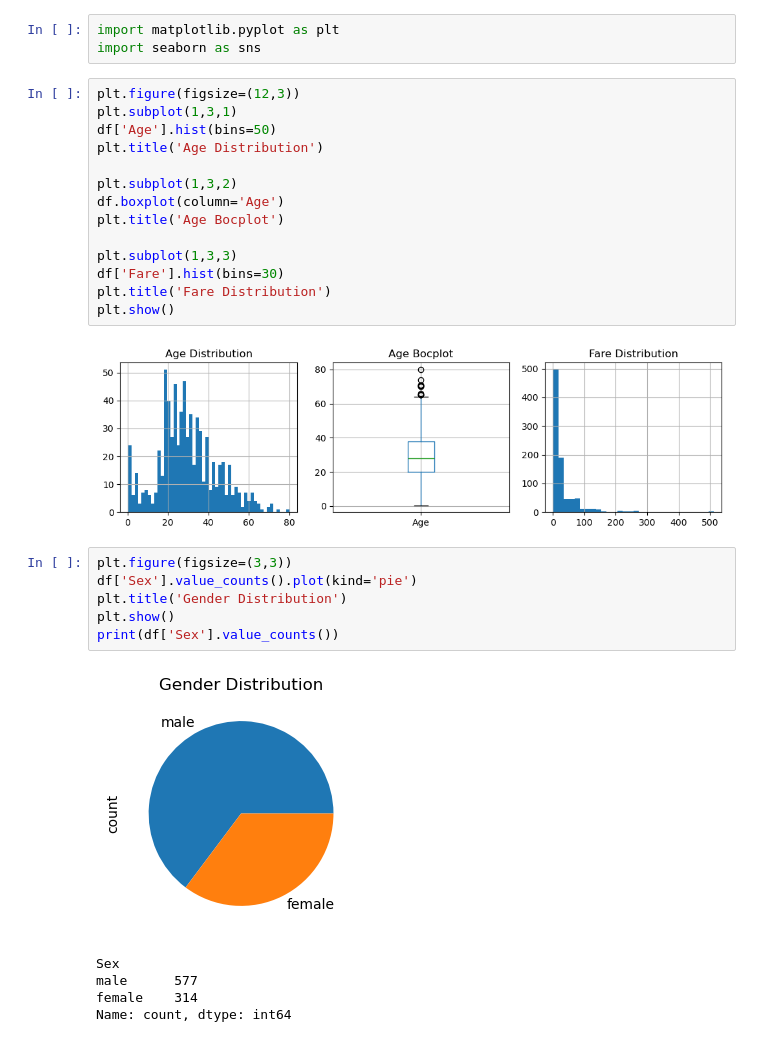
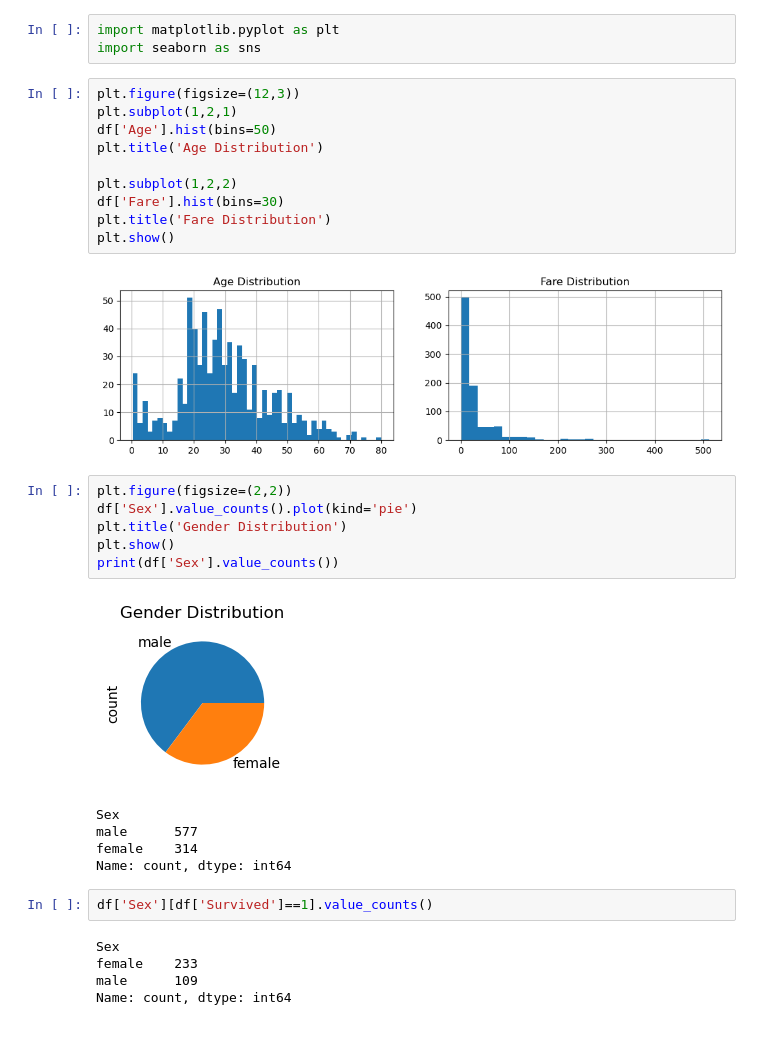
Before and after one commit to manisharavindh/titanic-survival-analysis, a Jupyter notebook: main.ipynb, the cells around one changed output. Drawn from its saved outputs; the diff is of its cells as text.

```diff
--- a/main.ipynb
+++ b/main.ipynb
@@ -97,29 +97,32 @@ import matplotlib.pyplot as plt
 import seaborn as sns
 # %%
 plt.figure(figsize=(12,3))
-plt.subplot(1,3,1)
+plt.subplot(1,2,1)
 df['Age'].hist(bins=50)
 plt.title('Age Distribution')
 
-plt.subplot(1,3,2)
-df.boxplot(column='Age')
-plt.title('Age Bocplot')
-
-plt.subplot(1,3,3)
+plt.subplot(1,2,2)
 df['Fare'].hist(bins=30)
 plt.title('Fare Distribution')
 plt.show()
 # %% [output]
-[figure, old version]
+[figure, new version]
 # %%
-plt.figure(figsize=(3,3))
+plt.figure(figsize=(2,2))
 df['Sex'].value_counts().plot(kind='pie')
 plt.title('Gender Distribution')
 plt.show()
 print(df['Sex'].value_counts())
 # %% [output]
-[figure, old version]
+[figure, new version]
 Sex
 male      577
 female    314
 Name: count, dtype: int64
+# %%
+df['Sex'][df['Survived']==1].value_counts()
+# %% [output]
+Sex
+female    233
+male      109
+Name: count, dtype: int64
```
Also changed, not shown: parts of 12 cells of this notebook.
